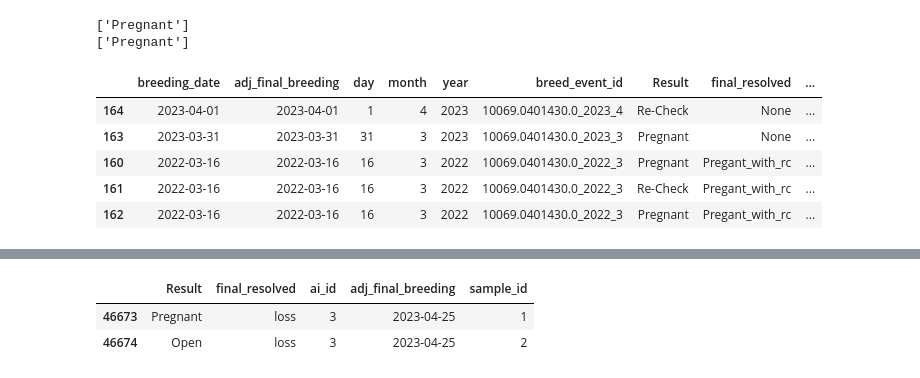
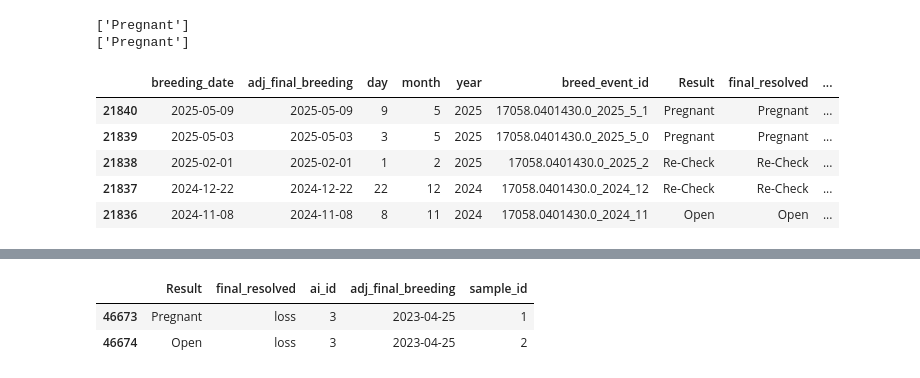
Before and after one commit to rajeshneupane7/Repro-data-making, a Jupyter notebook: phenotype.ipynb, the cells around one changed output, grey strips where cells are left out. Saved outputs shown, nothing was run; the diff lists cells and outputs as text; code cells hidden in the pictures.

```diff
--- a/phenotype.ipynb
+++ b/phenotype.ipynb
@@ -146,7 +143,8 @@ data_final[data_final['combined_cow']=='10180.0401430.0'].sort_values('breeding_
 # %%
 temp_df=[]
 for cow_id, data_id in df.groupby('combined_cow'):
-    unique_breeding_event= data_id['adj_final_breeding'].unique()
+    unique_breeding_event= sorted(data_id['adj_final_breeding'].unique())
+    print(unique_breeding_event)
     dict_event={value:index+1 for index,value in enumerate(unique_breeding_event)}
     data_id['ai_id']= data_id['adj_final_breeding'].apply(lambda x: dict_event[x])
     temp_df.append(data_id)
@@ -175,7 +191,7 @@ Index(['Unnamed: 0', 'Date Collected', 'Date Received', 'CowID', 'Date Sent',
 # %%
 temp_sample=[]
 for id, data_id in data_final.groupby(['combined_cow', 'ai_id']):
-    unique_sample_event= data_id['date_collected'].unique()
+    unique_sample_event= sorted(data_id['date_collected'].unique())
     dict_event={value:index+1 for index,value in enumerate(unique_sample_event)}
     data_id['sample_id']= data_id['date_collected'].apply(lambda x: dict_event[x])
     temp_sample.append(data_id)
@@ -325,7 +343,7 @@ for bred, data_bred in class_df.groupby('breed_event_id'):
     final_resolved = None
 
     if n_samples == 1:
-        final_resolved = None
+        final_resolved = samples[0]
 
     elif n_samples == 2:
         if samples[0] == 'Pregnant' and samples[1] == 'Pregnant':
@@ -334,6 +352,8 @@ for bred, data_bred in class_df.groupby('breed_event_id'):
             final_resolved = 'loss'
         elif samples[0] == 'Re-Check' and samples[1] == 'Open':
             final_resolved = 'rc_open_2'
+        elif samples[0] == 'Re-Check' and samples[1] == 'Pregnant':
+            final_resolved = 'rc_preg_2'
 
     elif n_samples > 2:
         first_sample = samples[0]
@@ -366,14 +386,14 @@ for bred, data_bred in class_df.groupby('breed_event_id'):
 # Recombine everything into a single dataframe at the end
 final_df = pd.concat(temp_bred_data, ignore_index=True)
 # %%
-final_df[final_df['combined_cow']=='10069.0401430.0'].sort_values('breeding_date', ascending=False)[['breeding_date', 'adj_final_breeding', 'day', 'month', 'year', 'breed_event_id', 'Result', 'final_resolved', 'DSLB', 'ai_id']]
+final_df[final_df['combined_cow']=='17058.0401430.0'].sort_values('breeding_date', ascending=False)[['breeding_date', 'adj_final_breeding', 'day', 'month', 'year', 'breed_event_id', 'Result', 'final_resolved', 'DSLB', 'ai_id', 'sample_id']]
 # %% [output]
 |  | breeding_date | adj_final_breeding | day | month | year | breed_event_id | Result | final_resolved | ... |
-| 164 | 2023-04-01 | 2023-04-01 | 1 | 4 | 2023 | 10069.0401430.0_2023_4 | Re-Check | None | ... |
-| 163 | 2023-03-31 | 2023-03-31 | 31 | 3 | 2023 | 10069.0401430.0_2023_3 | Pregnant | None | ... |
-| 160 | 2022-03-16 | 2022-03-16 | 16 | 3 | 2022 | 10069.0401430.0_2022_3 | Pregnant | Pregant_with_rc | ... |
-| 161 | 2022-03-16 | 2022-03-16 | 16 | 3 | 2022 | 10069.0401430.0_2022_3 | Re-Check | Pregant_with_rc | ... |
-| 162 | 2022-03-16 | 2022-03-16 | 16 | 3 | 2022 | 10069.0401430.0_2022_3 | Pregnant | Pregant_with_rc | ... |
+| 21840 | 2025-05-09 | 2025-05-09 | 9 | 5 | 2025 | 17058.0401430.0_2025_5_1 | Pregnant | Pregnant | ... |
+| 21839 | 2025-05-03 | 2025-05-03 | 3 | 5 | 2025 | 17058.0401430.0_2025_5_0 | Pregnant | Pregnant | ... |
+| 21838 | 2025-02-01 | 2025-02-01 | 1 | 2 | 2025 | 17058.0401430.0_2025_2 | Re-Check | Re-Check | ... |
+| 21837 | 2024-12-22 | 2024-12-22 | 22 | 12 | 2024 | 17058.0401430.0_2024_12 | Re-Check | Re-Check | ... |
+| 21836 | 2024-11-08 | 2024-11-08 | 8 | 11 | 2024 | 17058.0401430.0_2024_11 | Open | Open | ... |
 # %%
 import pandas as pd
 import os
```
Also changed, not shown: parts of 7 cells of this notebook, 1 other file.
